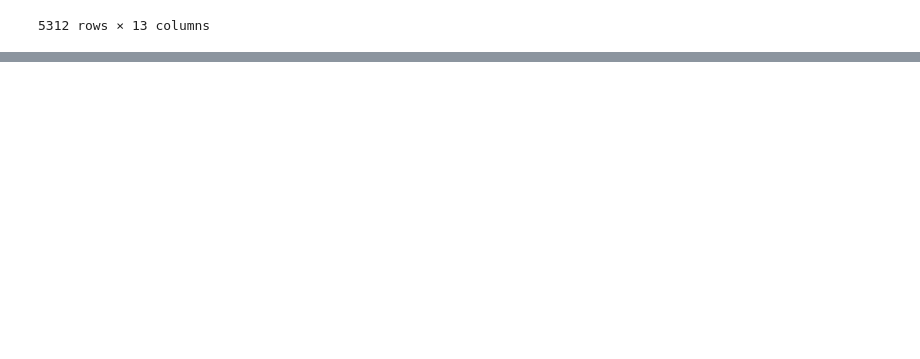
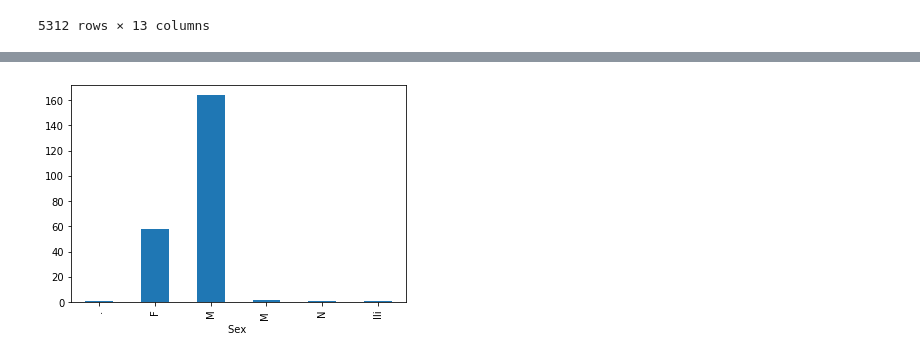
Before and after one commit to blancalluch/Pandas-project, a Jupyter notebook: Manipulation-DataSet.ipynb, the cells around one changed output, grey strips where cells are left out. Drawn from its saved outputs; the diff is of its cells as text; code cells hidden in the pictures; blank space fills up the shorter version.

```diff
--- a/Manipulation-DataSet.ipynb
+++ b/Manipulation-DataSet.ipynb
@@ -20,11 +21,11 @@ display(df)
 # %%
 '''Estudiamos si en los últimos años han sobrevivido más  personas a los ataques de tiburón.'''
 años=df['Year'].value_counts().sort_index()
-años
+
 cutoffs = list(range(1900,2035,15))
 year_labels = ['1900-15', '1915-30', '1930-45', '1945-60', '1960-75','1975-90','1990-05','2005-20']
-bins = pd.cut(años,cutoffs, labels=year_labels)
-#df["consumo"] = bins
+bins = pd.cut("Year",cutoffs, labels=year_labels)
+df["Year"] = bins
 #cutoffs
 bins
 # %% [output]
@@ -54,0 +88,5 @@ d_C
+# %%
+df2.groupby('Sex ')['Country'].nunique().plot(kind='bar')
+plt.show()
+# %% [output]
+[figure, added]
```
Also changed, not shown: parts of 7 cells of this notebook.
